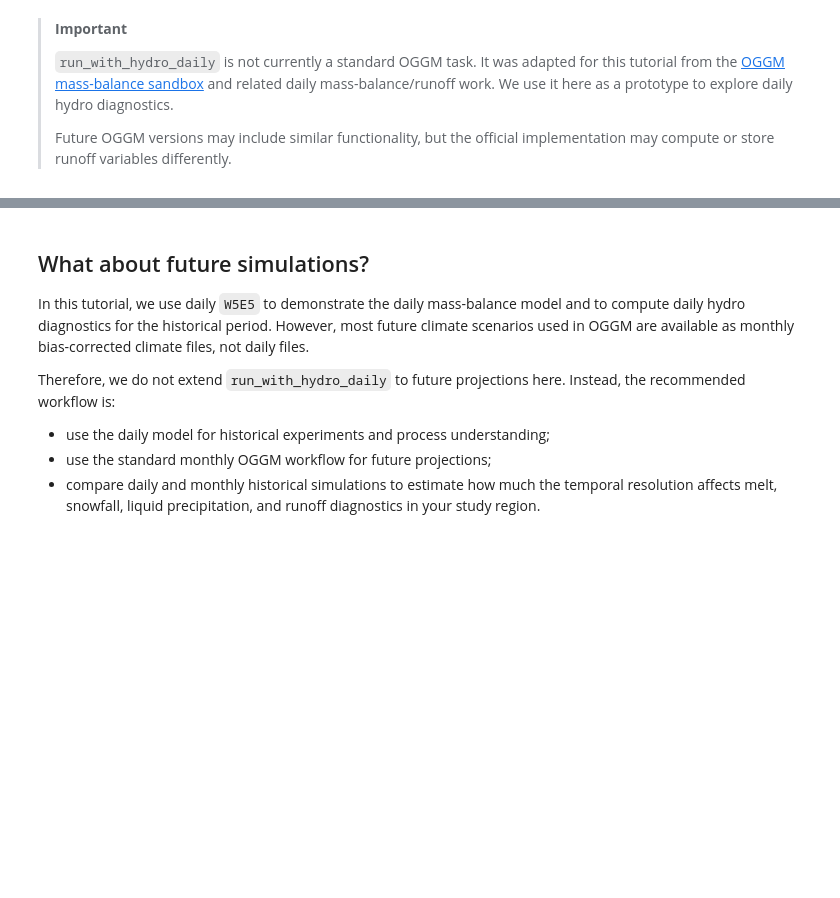
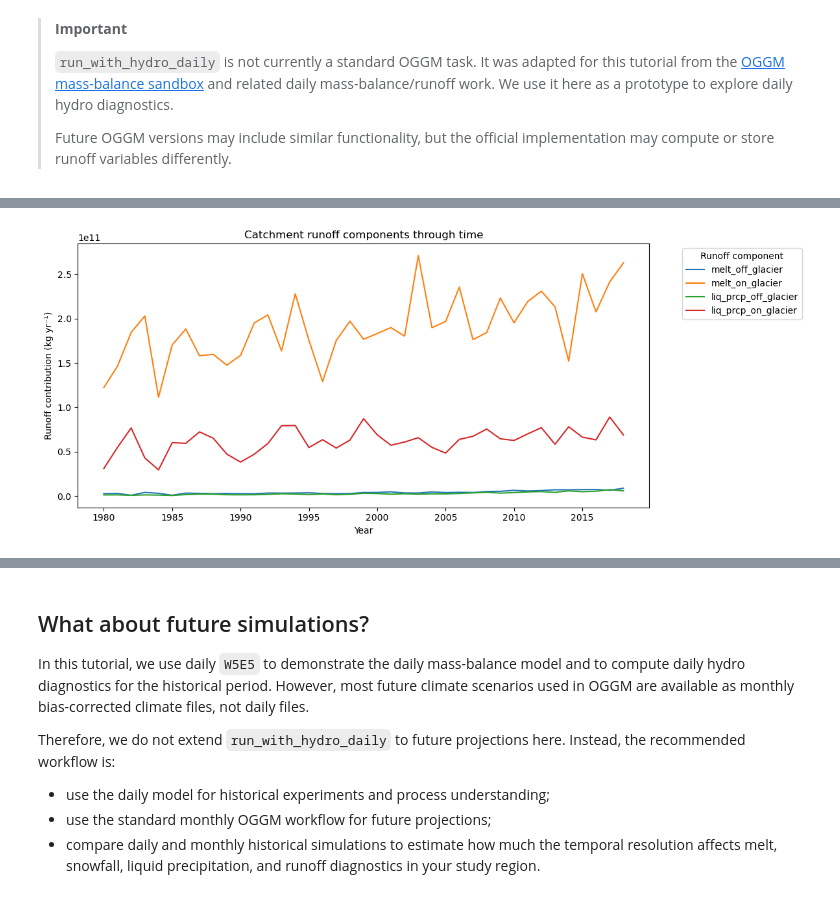
Before and after one commit to bearecinos/Lanzhou_workshop_oggm_tutorials, a Jupyter notebook: advance/Daily_TIM_an_introduction.ipynb, the cells around one changed output, grey strips where cells are left out. Cells and saved outputs as stored; diff of their text form; code cells hidden in the pictures; blank space fills up the shorter version.

```diff
--- a/advance/Daily_TIM_an_introduction.ipynb
+++ b/advance/Daily_TIM_an_introduction.ipynb
@@ -346,0 +537,44 @@ workflow.execute_entity_task(
+# %%
+annual_rows = []
+
+for gdir in gdirs:
+    fpath = gdir.get_filepath(
+        'model_diagnostics',
+        filesuffix='_climate_historical_daily'
+    )
+
+    with xr.open_dataset(fpath) as ds:
+        for yr in ds.time.values[:-1]:  # last time often has NaNs
+            row = {
+                'rgi_id': gdir.rgi_id,
+                'year': int(yr),
+                'area_km2': gdir.rgi_area_km2,
+            }
+
+            for var in runoff_vars:
+                row[var] = float(ds[var].sel(time=yr))
+
+            row['total_runoff'] = sum(row[v] for v in runoff_vars)
+            annual_rows.append(row)
+
+df_annual = pd.DataFrame(annual_rows)
+# %%
+catchment_ts = (
+    df_annual
+    .groupby('year')[runoff_vars]
+    .sum()
+)
+
+ax = catchment_ts.plot(
+    figsize=(12, 5)
+)
+
+ax.set_ylabel('Runoff contribution (kg yr⁻¹)')
+ax.set_xlabel('Year')
+ax.set_title('Catchment runoff components through time')
+ax.legend(title='Runoff component', bbox_to_anchor=(1.05, 1), loc='upper left')
+
+plt.tight_layout()
+plt.show()
+# %% [output]
+[figure, added]
```
Also changed, not shown: parts of 18 cells of this notebook, 1 other file.
